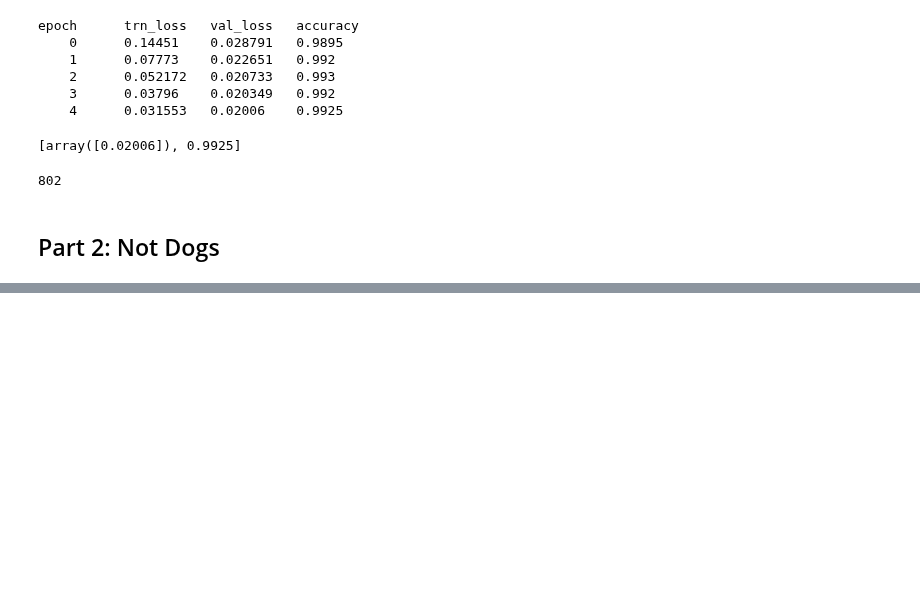
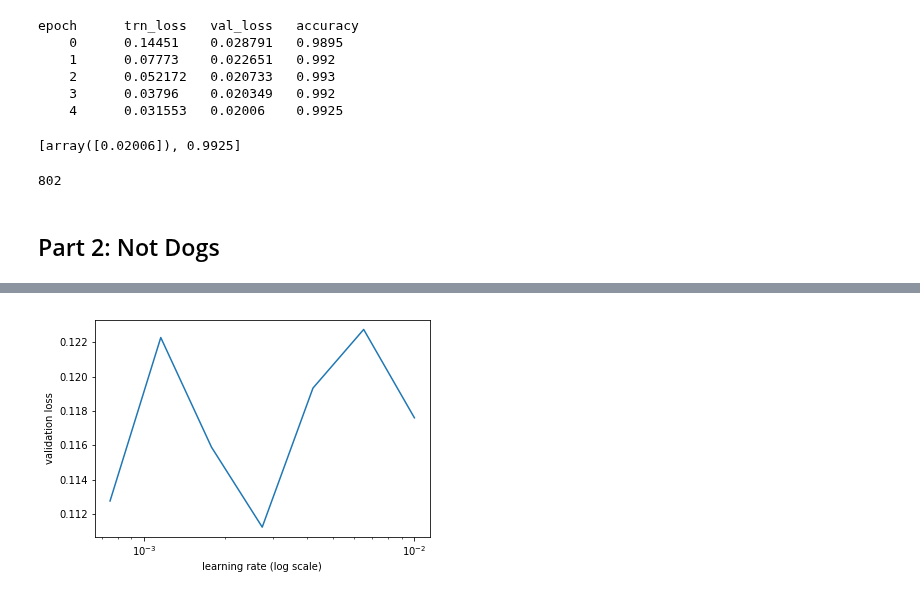
Before and after one commit to xjdeng/DISSS-Fast.ai-Notes, a Jupyter notebook: Notebooks/lesson1_not_cat_dog.ipynb, the cells around one changed output, grey strips where cells are left out. Cells and saved outputs as stored; diff of their text form; code cells hidden in the pictures; blank space fills up the shorter version.

```diff
--- a/Notebooks/lesson1_not_cat_dog.ipynb
+++ b/Notebooks/lesson1_not_cat_dog.ipynb
@@ -144,0 +193,4 @@ print(sum(pred_cats))
+# %%
+learn.sched.plot()
+# %% [output]
+[figure, added]
```
Also changed, not shown: parts of 22 cells of this notebook.
